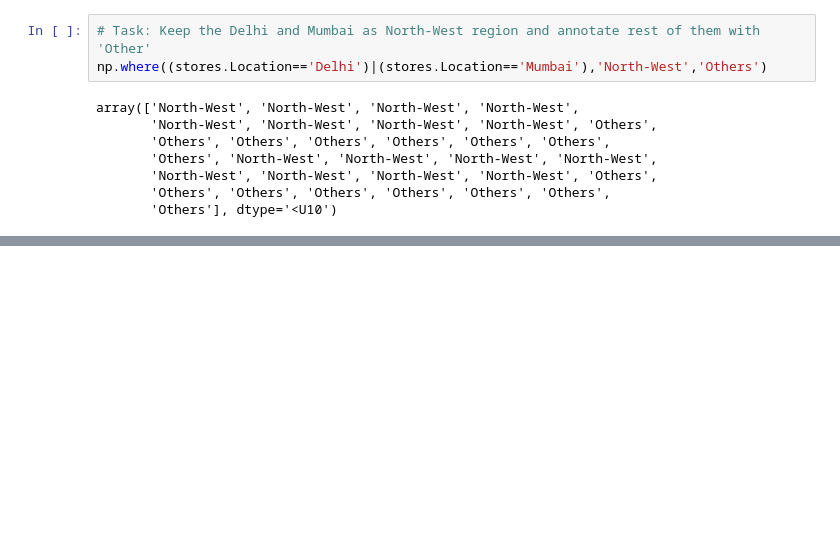
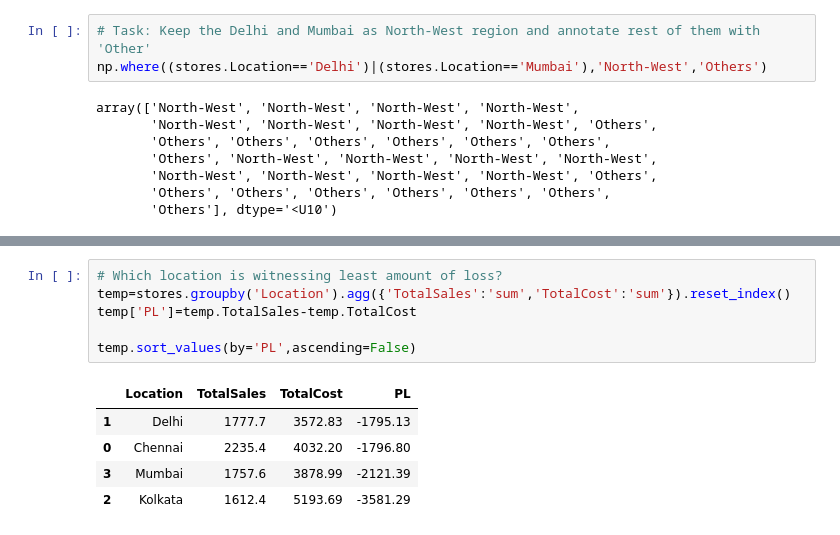
Before and after one commit to ravindrapal001/Python-Case-Studies, a Jupyter notebook: stores.ipynb, the cells around one changed output, grey strips where cells are left out. Drawn from its saved outputs; the diff is of its cells as text; blank space fills up the shorter version.

```diff
--- a/stores.ipynb
+++ b/stores.ipynb
@@ -851,0 +953,12 @@ array(['North-West', 'North-West', 'North-West', 'North-West',
+# %%
+# Which location is witnessing least amount of loss?
+temp=stores.groupby('Location').agg({'TotalSales':'sum','TotalCost':'sum'}).reset_index()
+temp['PL']=temp.TotalSales-temp.TotalCost
+
+temp.sort_values(by='PL',ascending=False)
+# %% [output]
+|  | Location | TotalSales | TotalCost | PL |
+| 1 | Delhi | 1777.7 | 3572.83 | -1795.13 |
+| 0 | Chennai | 2235.4 | 4032.20 | -1796.80 |
+| 3 | Mumbai | 1757.6 | 3878.99 | -2121.39 |
+| 2 | Kolkata | 1612.4 | 5193.69 | -3581.29 |
```
Also changed, not shown: parts of 13 cells of this notebook.
